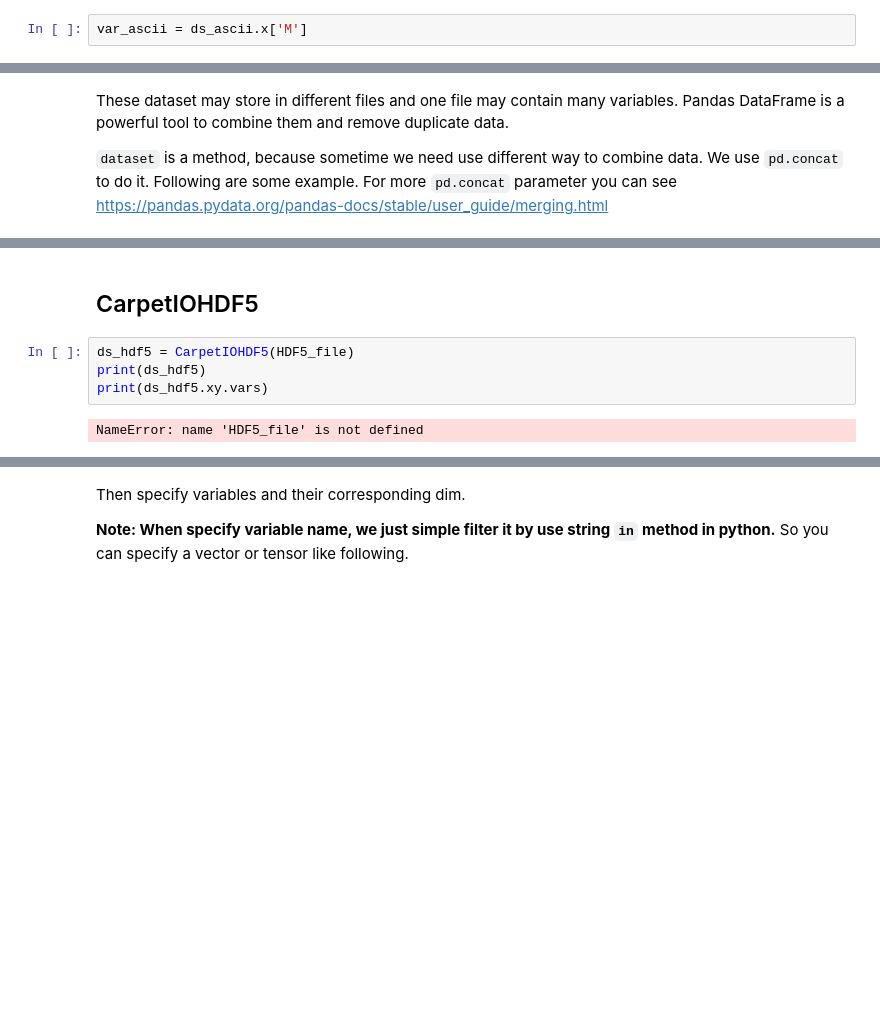
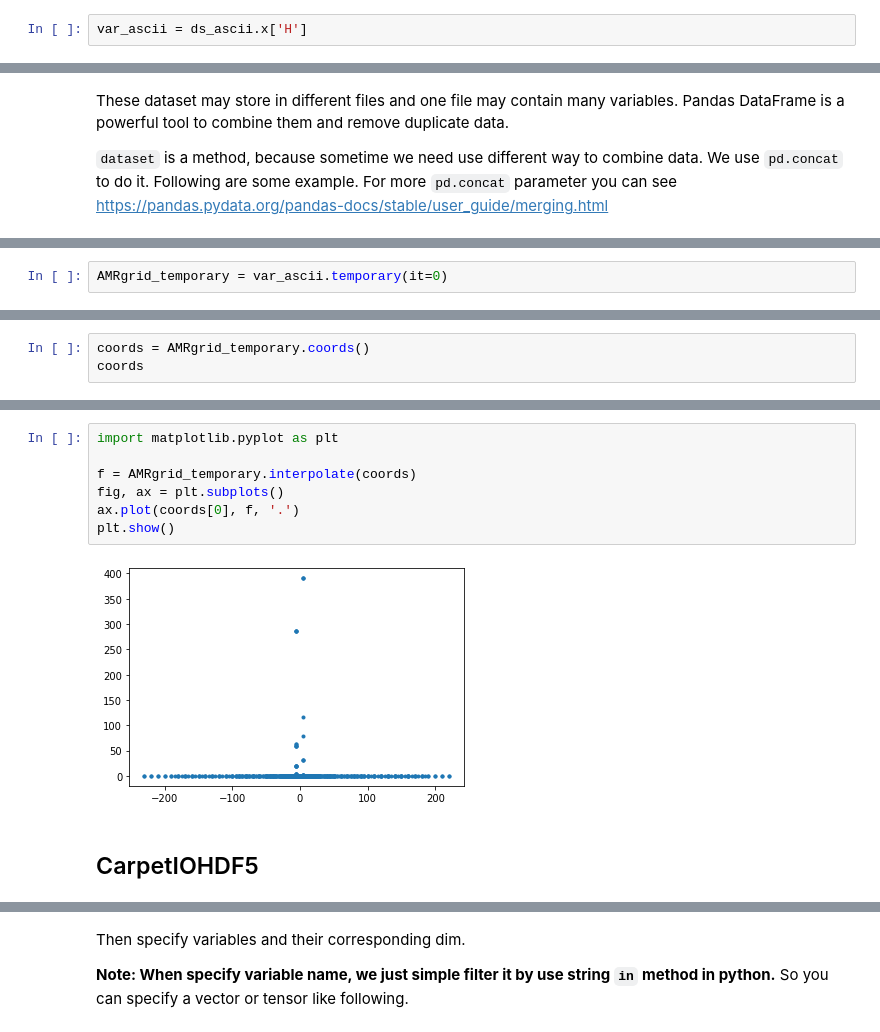
Before and after one commit to YuLiumt/CactusTool, a Jupyter notebook: docs/source/Tutorial/Carpet.ipynb, the cells around one changed output, grey strips where cells are left out. Cells and saved outputs as stored; diff of their text form; blank space fills up the shorter version.

```diff
--- a/docs/source/Tutorial/Carpet.ipynb
+++ b/docs/source/Tutorial/Carpet.ipynb
@@ -85,5 +124,5 @@ Then specify variables and their corresponding dim.
 # %%
-var_ascii = ds_ascii.x['M']
+var_ascii = ds_ascii.x['H']
 # %% [markdown]
 **Following are some attribute of this variable you may need:**
 # %% [markdown]
@@ -110,0 +172,2 @@ var_ascii.dataset
+# %%
+AMRgrid_temporary = var_ascii.temporary(it=0)
@@ -110,0 +184,3 @@ var_ascii.dataset
+# %%
+coords = AMRgrid_temporary.coords()
+coords
@@ -111,8 +205,11 @@ var_ascii.dataset
+# %%
+import matplotlib.pyplot as plt
+
+f = AMRgrid_temporary.interpolate(coords)
+fig, ax = plt.subplots()
+ax.plot(coords[0], f, '.')
+plt.show()
+# %% [output]
+[figure, added]
 # %% [markdown]
 ## CarpetIOHDF5
-# %%
-ds_hdf5 = CarpetIOHDF5(HDF5_file)
-print(ds_hdf5)
-print(ds_hdf5.xy.vars)
-# %% [output]
-NameError: name 'HDF5_file' is not defined
```
Also changed, not shown: parts of 29 cells of this notebook, 33 other files.
